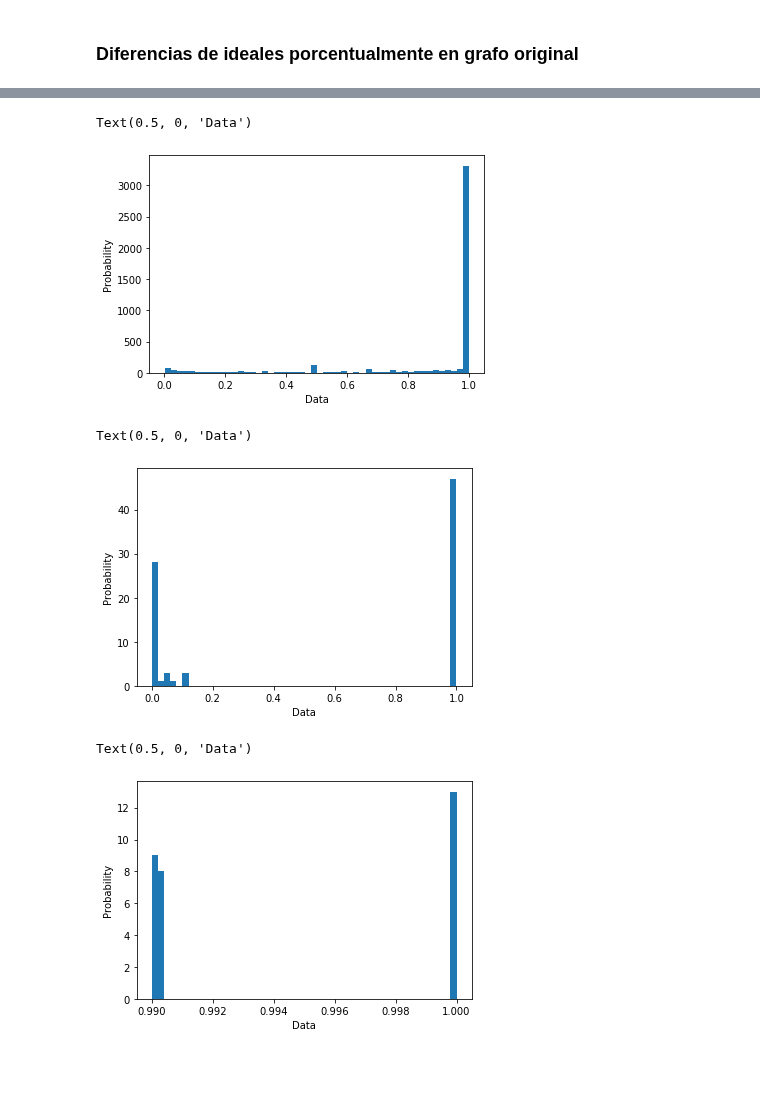
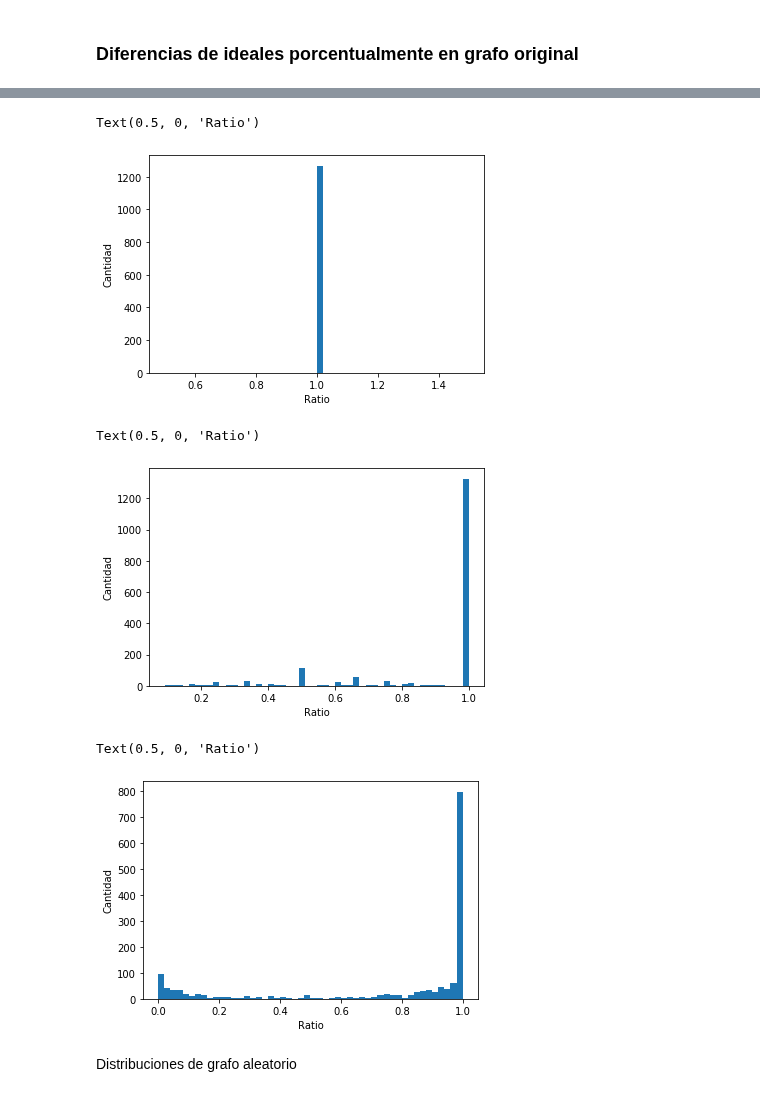
Before and after one commit to josebaboun/Alcantarillado-COVID, a Jupyter notebook: Otros archivos/Tree_generation.ipynb, the cells around one changed output, grey strips where cells are left out. Drawn from its saved outputs; the diff is of its cells as text; code cells hidden in the pictures; blank space fills up the shorter version.

Commit message:
documentación grafos aleatorios

```diff
--- a/Otros archivos/Tree_generation.ipynb
+++ b/Otros archivos/Tree_generation.ipynb
@@ -50,12 +59,12 @@ for index, row in csv_grafo.iterrows():
     if origin not in out and dest not in out:
         Tree.add_edge(id_[origin], id_[dest])
 
-G = nx.DiGraph()
+G_SP = nx.DiGraph()
 for index, row in csv_grafo.iterrows():
     origin = row['self']
     dest = row['other']
     if origin not in out and dest not in out:
-        G.add_edge(id_[origin], id_[dest])
+        G_SP.add_edge(id_[origin], id_[dest])
 
 N = l
 
@@ -395,3 +422,11 @@ def get_size_robust(G, V_, node):
 def split(a, n):
     k, m = divmod(len(a), n)
     return (a[i*k+min(i, m):(i+1)*k+min(i+1, m)] for i in range(n))
+# %%
+sizes = [get_size(G_SP, [0] * 5000, u) for u in G_SP.nodes()]
+sizes.sort()
+#pd.Series(sizes).value_counts().plot()
+plt.hist(sizes, bins=50)
+plt.ylabel('Cantidad')
+plt.xlabel('Data')
+print(f'Promedio de tamano de ideal: {round(sum(sizes)/len(sizes))}')
@@ -398,39 +436,41 @@ def split(a, n):
 # %%
-nodes_G = list(G.nodes())
+nodes_G = list(G_SP.nodes())
 root = 744
 N = len(nodes_G)
 differences_original_1, differences_original_2, differences_original_3 = list(), list(), list()
-differences_1, differences_2, differences_3 = split(list(range(len(nodes_G))), 3)
+differences_1, differences_2, differences_3 = split(sizes, 3)
 for i in range(len(nodes_G)):
     node = nodes_G[i]
     size = get_size(G, [0] * N , node)
-    if size in differences_1:
+    if size < max(differences_1):
         size_robust = get_size_robust(G, [0] * N , node)
         differences_original_1.append(size_robust / size)
-    if size in differences_2:
+    elif size < max(differences_2):
         size_robust = get_size_robust(G, [0] * N , node)
         differences_original_2.append(size_robust / size)
-    if size in differences_3:
+    else:
         size_robust = get_size_robust(G, [0] * N , node)
         differences_original_3.append(size_robust / size)
 # %%
 plt.hist(differences_original_1, bins=50)  # density=False would make counts
-plt.ylabel('Probability')
-plt.xlabel('Data')
+plt.ylabel('Cantidad')
+plt.xlabel('Ratio')
 # %% [output]
-Text(0.5, 0, 'Data')
+Text(0.5, 0, 'Ratio')
-[figure, old version]
+[figure, new version]
 # %%
 plt.hist(differences_original_2, bins=50)  # density=False would make counts
-plt.ylabel('Probability')
-plt.xlabel('Data')
+plt.ylabel('Cantidad')
+plt.xlabel('Ratio')
 # %% [output]
-Text(0.5, 0, 'Data')
+Text(0.5, 0, 'Ratio')
-[figure, old version]
+[figure, new version]
 # %%
 plt.hist(differences_original_3, bins=50)  # density=False would make counts
-plt.ylabel('Probability')
-plt.xlabel('Data')
+plt.ylabel('Cantidad')
+plt.xlabel('Ratio')
 # %% [output]
-Text(0.5, 0, 'Data')
+Text(0.5, 0, 'Ratio')
-[figure, old version]
+[figure, new version]
+# %% [markdown]
+Distribuciones de grafo aleatorio
```
Also changed, not shown: parts of 24 cells of this notebook.
